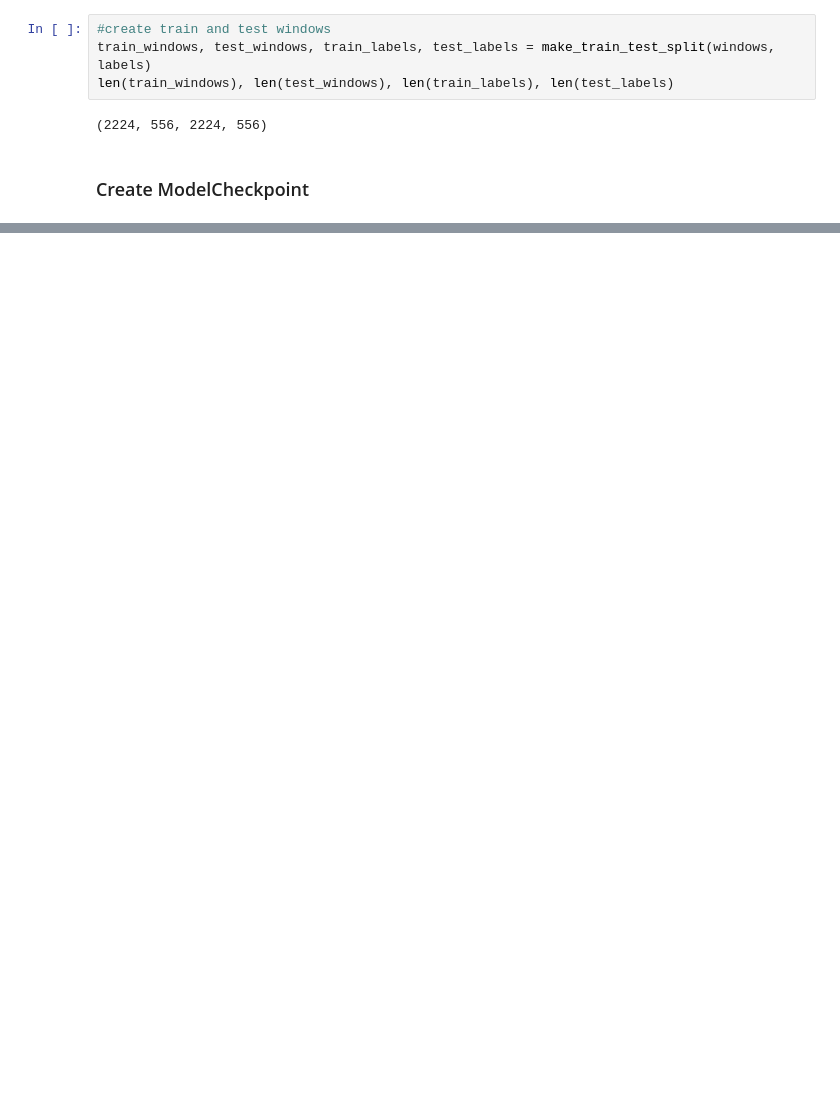
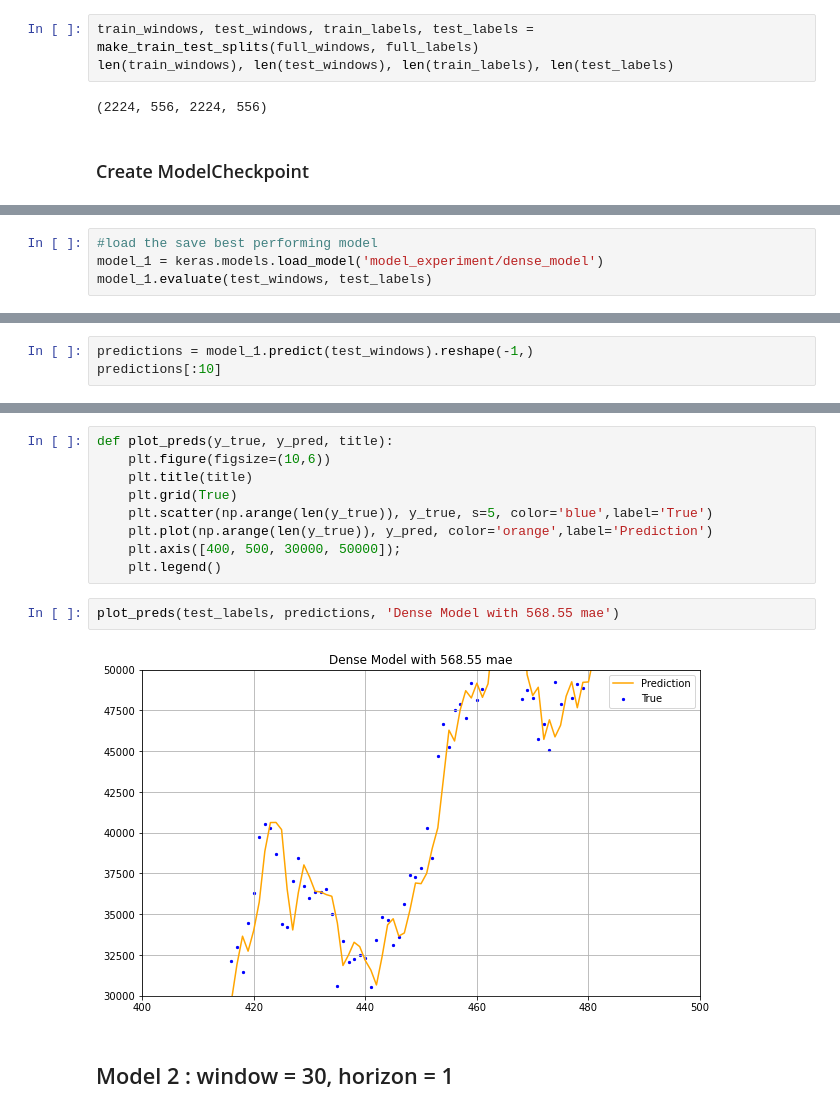
Before and after one commit to NickyAlan/tensorflow22, a Jupyter notebook: time-series/time-series.ipynb, the cells around one changed output, grey strips where cells are left out. Drawn from its saved outputs; the diff is of its cells as text; blank space fills up the shorter version.

Commit message:
model_6

```diff
--- a/time-series/time-series.ipynb
+++ b/time-series/time-series.ipynb
@@ -212,6 +216,5 @@ def make_train_test_split(windows, labels, test_size=.2):
 # %%
-#create train and test windows
-train_windows, test_windows, train_labels, test_labels = make_train_test_split(windows, labels)
+train_windows, test_windows, train_labels, test_labels = make_train_test_splits(full_windows, full_labels)
 len(train_windows), len(test_windows), len(train_labels), len(test_labels)
 # %% [output]
 (2224, 556, 2224, 556)
@@ -222,0 +278,4 @@ def crete_model_checkpoint(model_name, save_path='model_experiment'):
+# %%
+#load the save best performing model
+model_1 = keras.models.load_model('model_experiment/dense_model')
+model_1.evaluate(test_windows, test_labels)
@@ -222,0 +285,3 @@ def crete_model_checkpoint(model_name, save_path='model_experiment'):
+# %%
+predictions = model_1.predict(test_windows).reshape(-1,)
+predictions[:10]
@@ -222,0 +300,15 @@ def crete_model_checkpoint(model_name, save_path='model_experiment'):
+# %%
+def plot_preds(y_true, y_pred, title):
+    plt.figure(figsize=(10,6))
+    plt.title(title)
+    plt.grid(True)
+    plt.scatter(np.arange(len(y_true)), y_true, s=5, color='blue',label='True')
+    plt.plot(np.arange(len(y_true)), y_pred, color='orange',label='Prediction')
+    plt.axis([400, 500, 30000, 50000]);
+    plt.legend()
+# %%
+plot_preds(test_labels, predictions, 'Dense Model with 568.55 mae')
+# %% [output]
+[figure, added]
+# %% [markdown]
+## Model 2 : window = 30, horizon = 1
```
Also changed, not shown: parts of 56 cells of this notebook.
